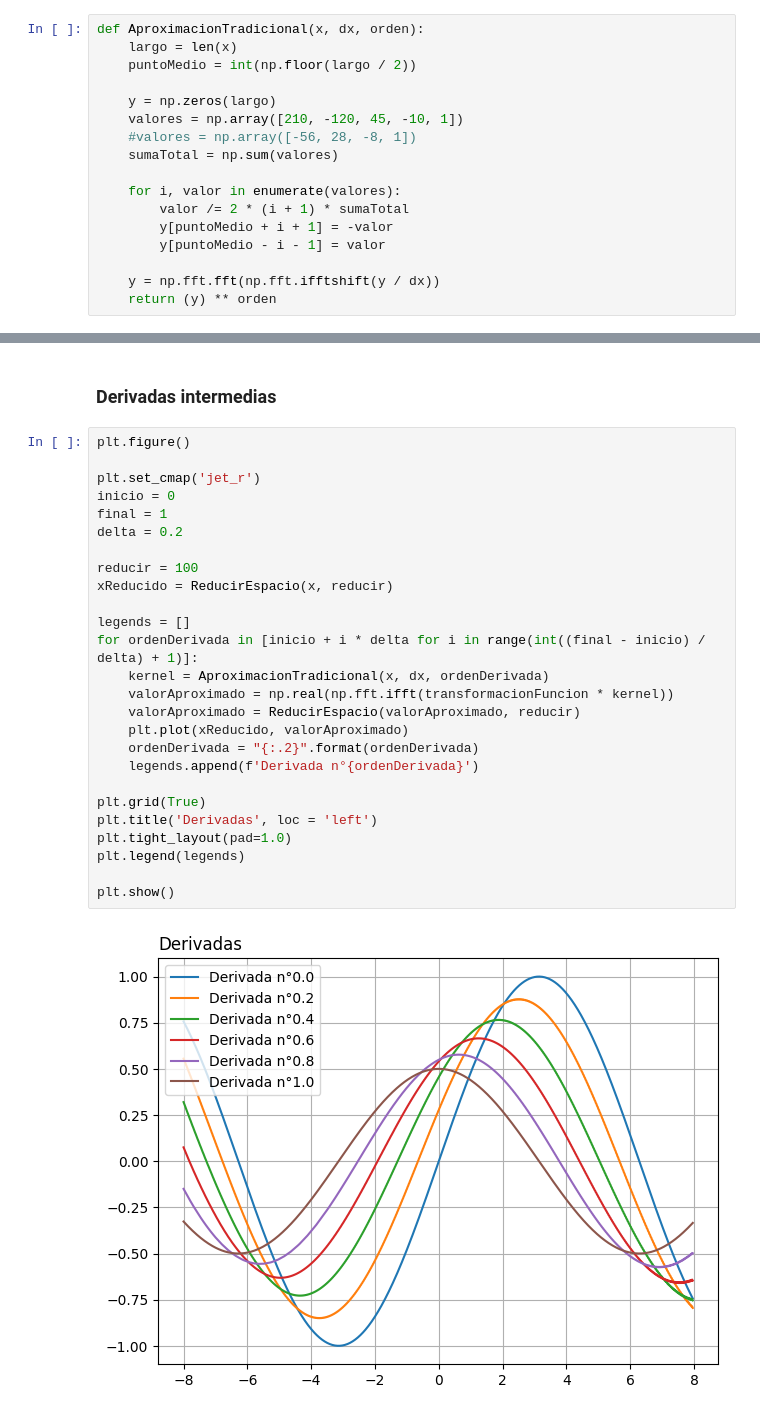
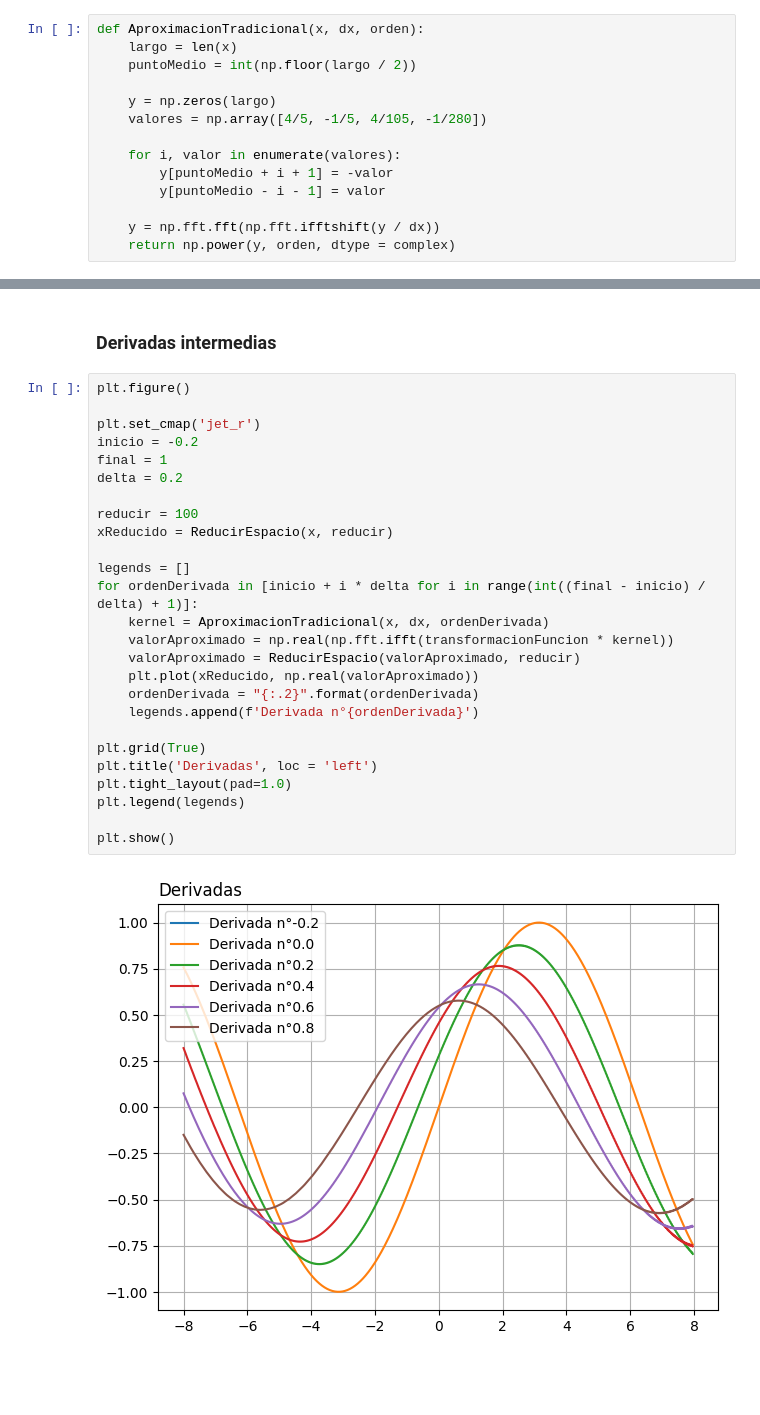
Before and after one commit to Investigacion-Se/Calcular-derivadas, a Jupyter notebook: Derivadas intermedias.ipynb, the cells around one changed output, grey strips where cells are left out. Drawn from its saved outputs; the diff is of its cells as text; blank space fills up the shorter version.

```diff
--- a/Derivadas intermedias.ipynb
+++ b/Derivadas intermedias.ipynb
@@ -64,17 +64,14 @@ def AproximacionTradicional(x, dx, orden):
     puntoMedio = int(np.floor(largo / 2))
 
     y = np.zeros(largo)
-    valores = np.array([210, -120, 45, -10, 1])
-    #valores = np.array([-56, 28, -8, 1])
-    sumaTotal = np.sum(valores)
+    valores = np.array([4/5, -1/5, 4/105, -1/280])
 
     for i, valor in enumerate(valores):
-        valor /= 2 * (i + 1) * sumaTotal
         y[puntoMedio + i + 1] = -valor
         y[puntoMedio - i - 1] = valor
 
     y = np.fft.fft(np.fft.ifftshift(y / dx))
-    return (y) ** orden
+    return np.power(y, orden, dtype = complex)
 # %%
 kernelDerivadaPrimera = AproximacionTradicional(x, dx, 1)
 
@@ -187,28 +184,28 @@ Con un maximo de error del 1.523e-10
 # %%
 plt.figure()
 
 plt.set_cmap('jet_r')
-inicio = 0
+inicio = -0.2
 final = 1
 delta = 0.2
 
 reducir = 100
 xReducido = ReducirEspacio(x, reducir)
 
 legends = []
 for ordenDerivada in [inicio + i * delta for i in range(int((final - inicio) / delta) + 1)]:
     kernel = AproximacionTradicional(x, dx, ordenDerivada)
     valorAproximado = np.real(np.fft.ifft(transformacionFuncion * kernel))
     valorAproximado = ReducirEspacio(valorAproximado, reducir)
-    plt.plot(xReducido, valorAproximado)
+    plt.plot(xReducido, np.real(valorAproximado))
     ordenDerivada = "{:.2}".format(ordenDerivada)
     legends.append(f'Derivada n°{ordenDerivada}')
 
 plt.grid(True)
 plt.title('Derivadas', loc = 'left')
 plt.tight_layout(pad=1.0)
 plt.legend(legends)
 
 plt.show()
 # %% [output]
-[figure, old version]
+[figure, new version]
```
Also changed, not shown: parts of 7 cells of this notebook, 1 other file.
